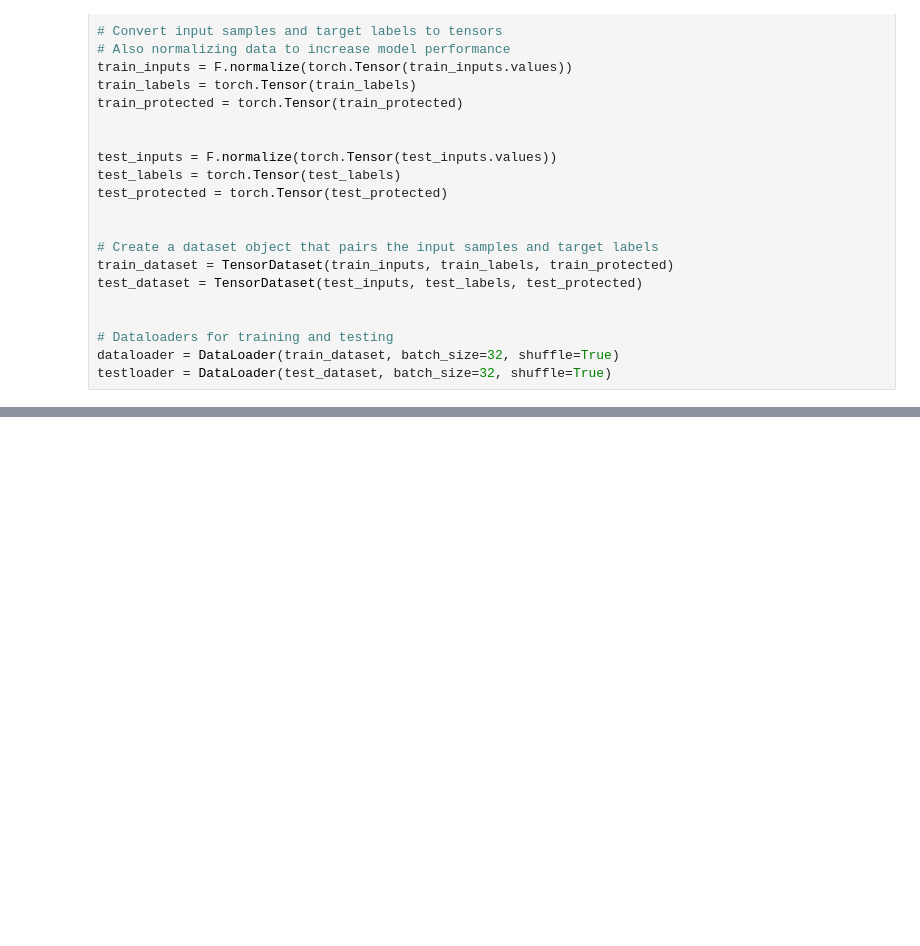
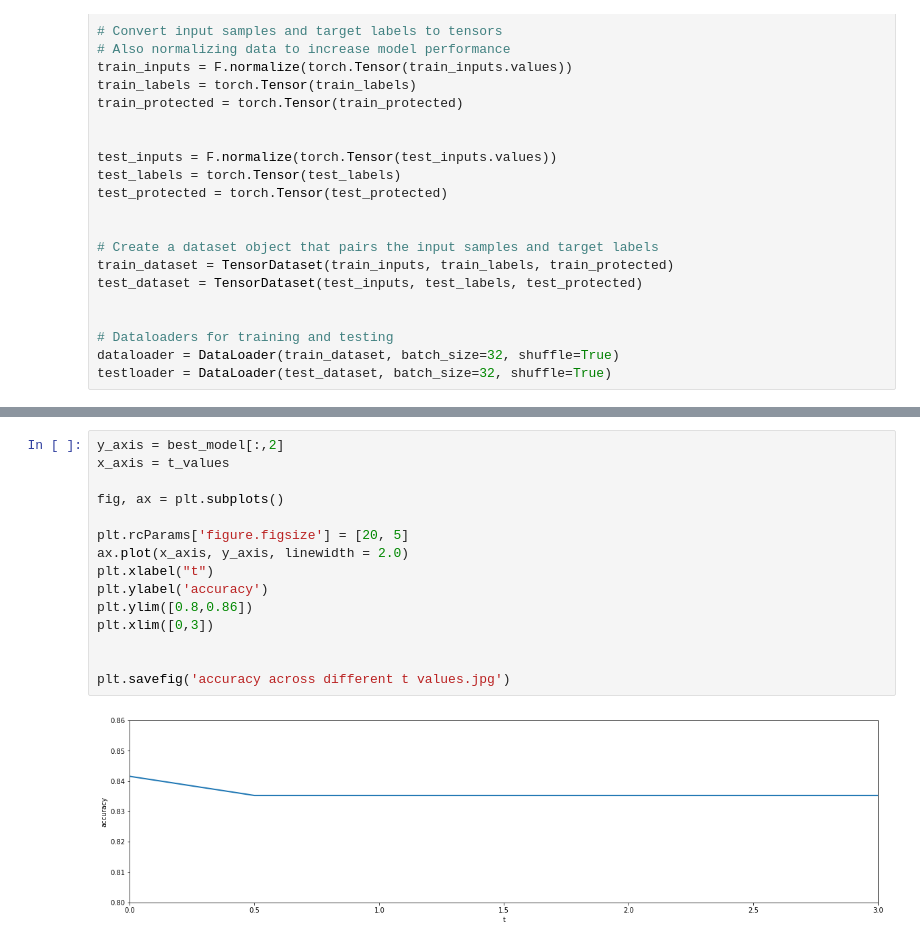
Before and after one commit to aleduenas/AAE, a Jupyter notebook: ALFR with AAE.ipynb, the cells around one changed output, grey strips where cells are left out. Drawn from its saved outputs; the diff is of its cells as text; blank space fills up the shorter version.

```diff
--- a/ALFR with AAE.ipynb
+++ b/ALFR with AAE.ipynb
@@ -144,0 +187,17 @@ np.savetxt('results_log.txt', log, fmt = '%f', delimiter = ',')
+# %%
+y_axis = best_model[:,2]
+x_axis = t_values
+
+fig, ax = plt.subplots()
+
+plt.rcParams['figure.figsize'] = [20, 5]
+ax.plot(x_axis, y_axis, linewidth = 2.0)
+plt.xlabel("t")
+plt.ylabel('accuracy')
+plt.ylim([0.8,0.86])
+plt.xlim([0,3])
+
+
+plt.savefig('accuracy across different t values.jpg')
+# %% [output]
+[figure, added]
```
Also changed, not shown: parts of 8 cells of this notebook, 1 other file.
